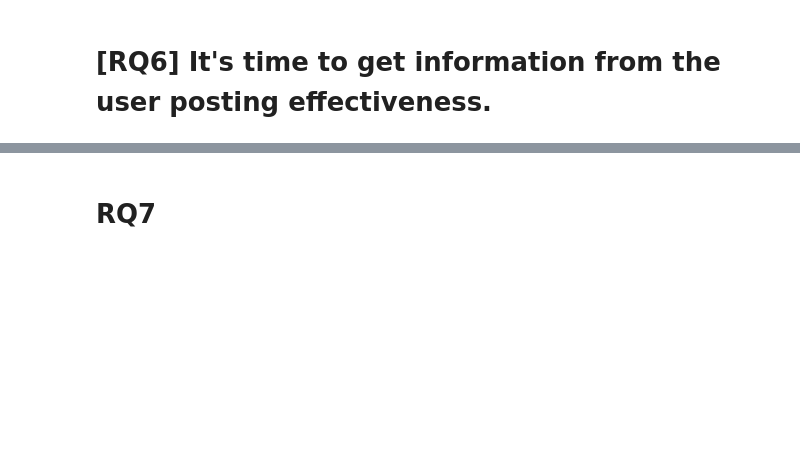
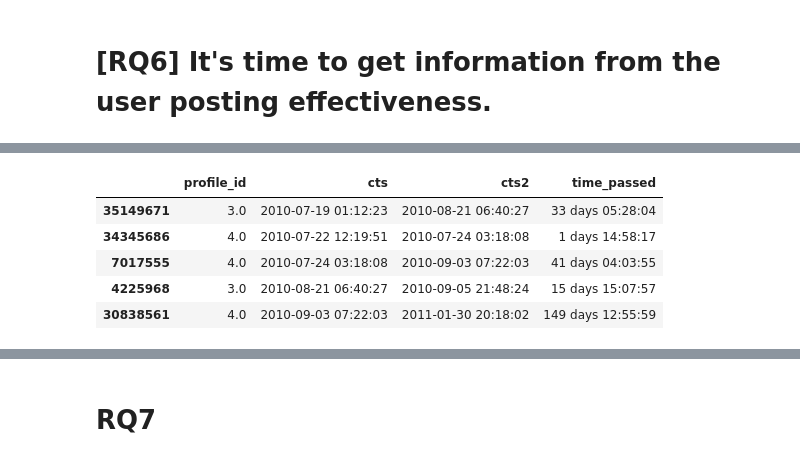
Before and after one commit to PaoloBarba/ADM_HW2, a Jupyter notebook: main.ipynb, the cells around one changed output, grey strips where cells are left out. Cells and saved outputs as stored; diff of their text form; code cells hidden in the pictures; blank space fills up the shorter version.

```diff
--- a/main.ipynb
+++ b/main.ipynb
@@ -378,3 +378,21 @@ time_interval(posts, time_intervals)
 [figure]
 # %% [markdown]
 # [RQ6] It's time to get information from the user posting effectiveness.
+# %%
+#What is the average time (days and minutes) a user lets pass before publishing another post?
+#Plot the top 3 users that publish posts more frequently (calculate the average time that passes between posts), including their amount of followers and following. Provide insights from that chart.
+
+file =("/content/drive/MyDrive/ADM_HW2/instagram_posts.csv" )
+posts = pd.read_csv(file, usecols= ['profile_id','cts'], sep='\t')
+# %%
+time = pd.DataFrame(posts[['profile_id','cts']])
+
+time[['cts']] = time[['cts']].apply(pd.to_datetime)
+time=time.sort_values(by=['cts'])
+# %%
+time=time.assign(cts2=time.groupby('profile_id').cts.shift(-1))
+time = pd.DataFrame(time[['profile_id','cts','cts2']])
+time['time_passed'] = time['cts2'] - time['cts']
+print('Average time before publishing another post is: ',time['time_passed'].mean())
+time.head(5)
+# %% [output]
@@ -380,0 +400,6 @@ time_interval(posts, time_intervals)
+|  | profile_id | cts | cts2 | time_passed |
+| 35149671 | 3.0 | 2010-07-19 01:12:23 | 2010-08-21 06:40:27 | 33 days 05:28:04 |
+| 34345686 | 4.0 | 2010-07-22 12:19:51 | 2010-07-24 03:18:08 | 1 days 14:58:17 |
+| 7017555 | 4.0 | 2010-07-24 03:18:08 | 2010-09-03 07:22:03 | 41 days 04:03:55 |
+| 4225968 | 3.0 | 2010-08-21 06:40:27 | 2010-09-05 21:48:24 | 15 days 15:07:57 |
+| 30838561 | 4.0 | 2010-09-03 07:22:03 | 2011-01-30 20:18:02 | 149 days 12:55:59 |
```
Also changed, not shown: parts of 16 cells of this notebook.
